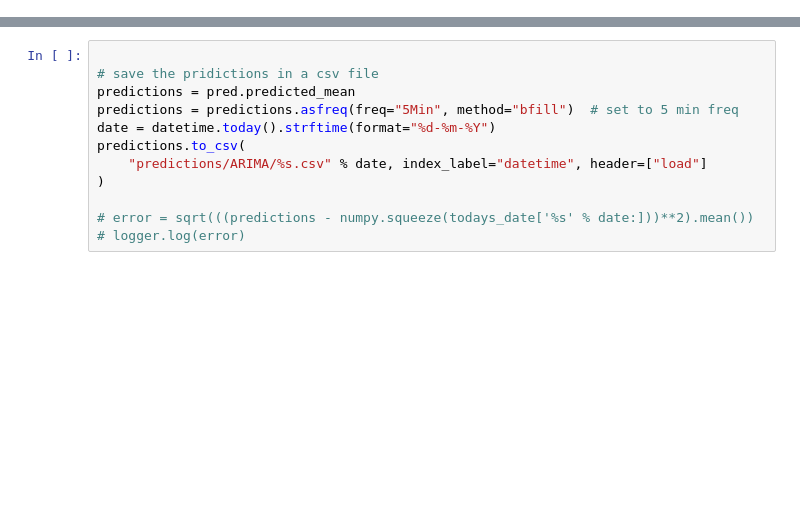
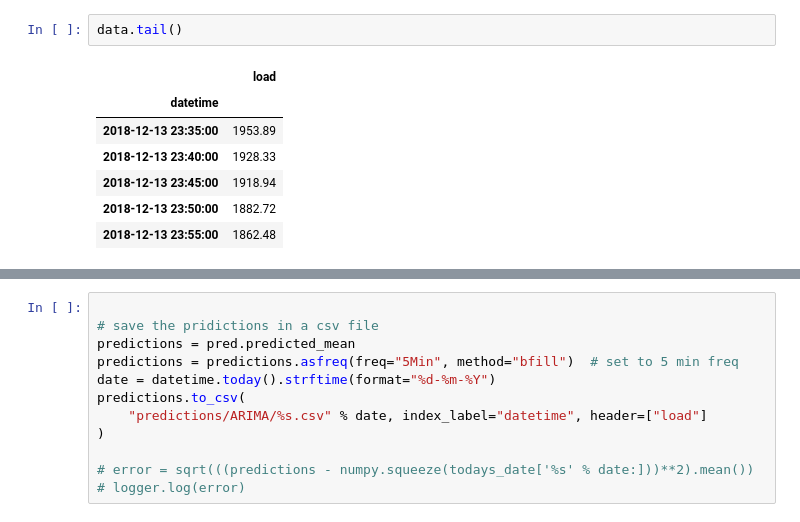
Before and after one commit to pyaf/load_forecasting, a Jupyter notebook: models/test.ipynb, the cells around one changed output, grey strips where cells are left out. Drawn from its saved outputs; the diff is of its cells as text; blank space fills up the shorter version.

```diff
--- a/models/test.ipynb
+++ b/models/test.ipynb
@@ -130,0 +125,10 @@ Clipping data from 29/10/2018
+# %%
+data.tail()
+# %% [output]
+|  | load |
+| datetime |  |
+| 2018-12-13 23:35:00 | 1953.89 |
+| 2018-12-13 23:40:00 | 1928.33 |
+| 2018-12-13 23:45:00 | 1918.94 |
+| 2018-12-13 23:50:00 | 1882.72 |
+| 2018-12-13 23:55:00 | 1862.48 |
```
Also changed, not shown: parts of 23 cells of this notebook, 3 other files.
